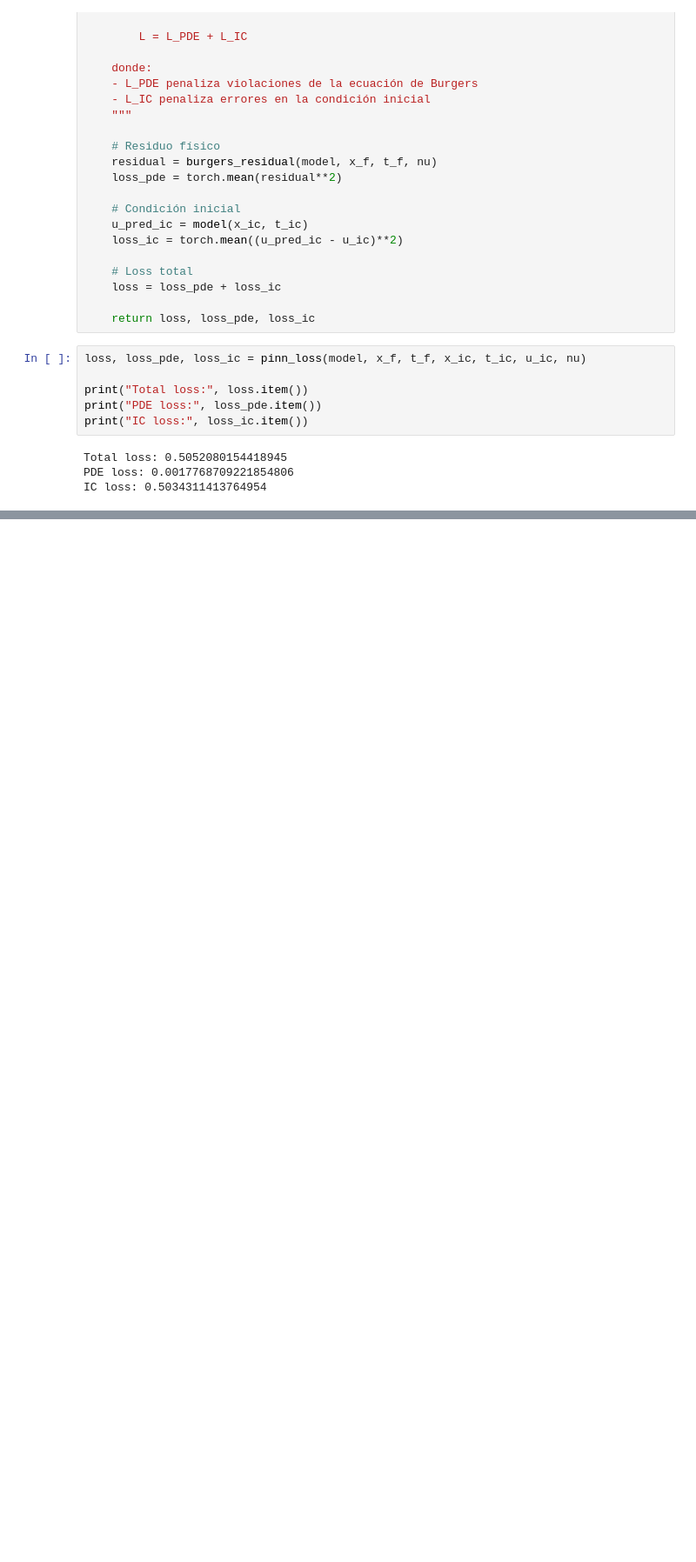
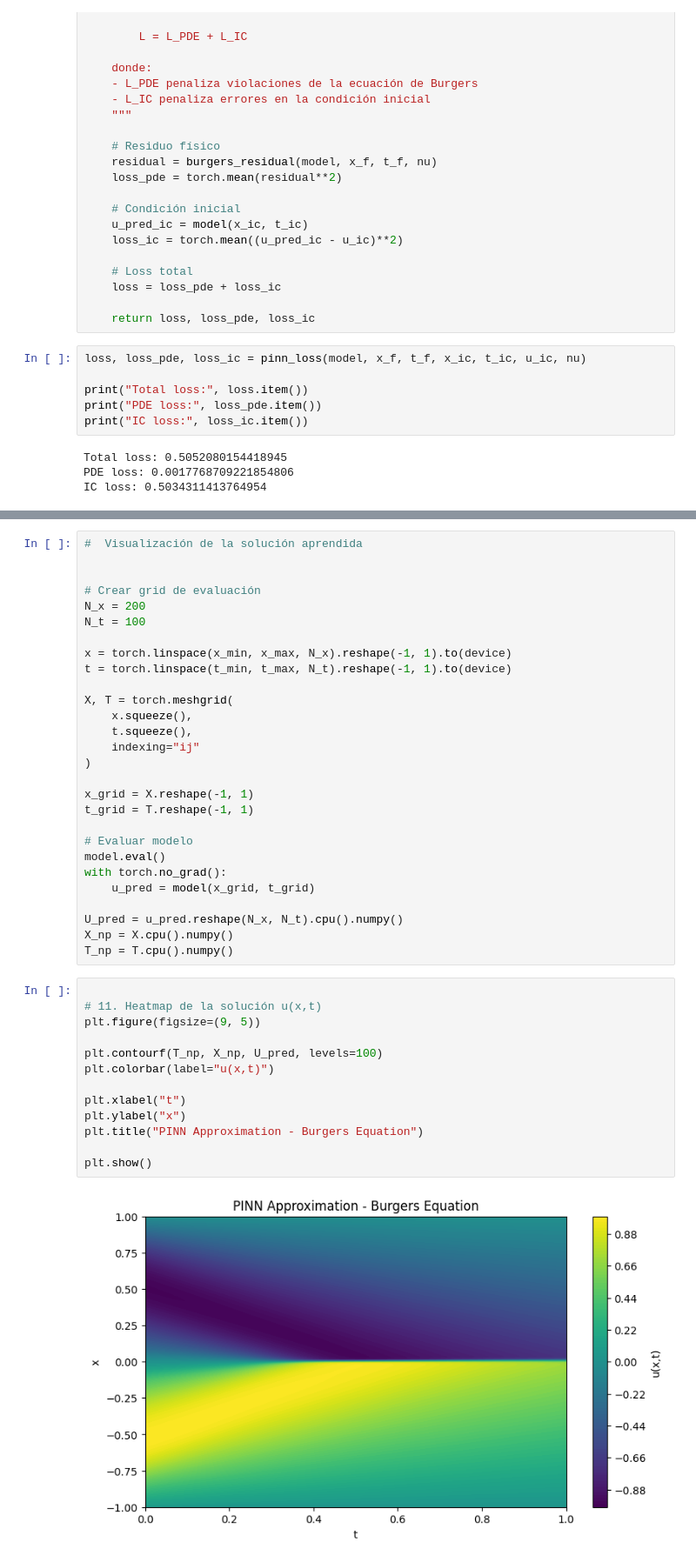
Before and after one commit to ADRIANVM117/quant-research-notes, a Jupyter notebook: PINNS_VS_PDEs/Reto_1.ipynb, the cells around one changed output, grey strips where cells are left out. Shown at 87% size. Cells and saved outputs as stored; diff of their text form; blank space fills up the shorter version.

```diff
--- a/PINNS_VS_PDEs/Reto_1.ipynb
+++ b/PINNS_VS_PDEs/Reto_1.ipynb
@@ -370,0 +440,43 @@ IC loss: 0.5034311413764954
+# %%
+#  Visualización de la solución aprendida
+
+
+# Crear grid de evaluación
+N_x = 200
+N_t = 100
+
+x = torch.linspace(x_min, x_max, N_x).reshape(-1, 1).to(device)
+t = torch.linspace(t_min, t_max, N_t).reshape(-1, 1).to(device)
+
+X, T = torch.meshgrid(
+    x.squeeze(),
+    t.squeeze(),
+    indexing="ij"
+)
+
+x_grid = X.reshape(-1, 1)
+t_grid = T.reshape(-1, 1)
+
+# Evaluar modelo
+model.eval()
+with torch.no_grad():
+    u_pred = model(x_grid, t_grid)
+
+U_pred = u_pred.reshape(N_x, N_t).cpu().numpy()
+X_np = X.cpu().numpy()
+T_np = T.cpu().numpy()
+# %%
+
+# 11. Heatmap de la solución u(x,t)
+plt.figure(figsize=(9, 5))
+
+plt.contourf(T_np, X_np, U_pred, levels=100)
+plt.colorbar(label="u(x,t)")
+
+plt.xlabel("t")
+plt.ylabel("x")
+plt.title("PINN Approximation - Burgers Equation")
+
+plt.show()
+# %% [output]
+[figure, added]
```
Also changed, not shown: parts of 3 cells of this notebook.
